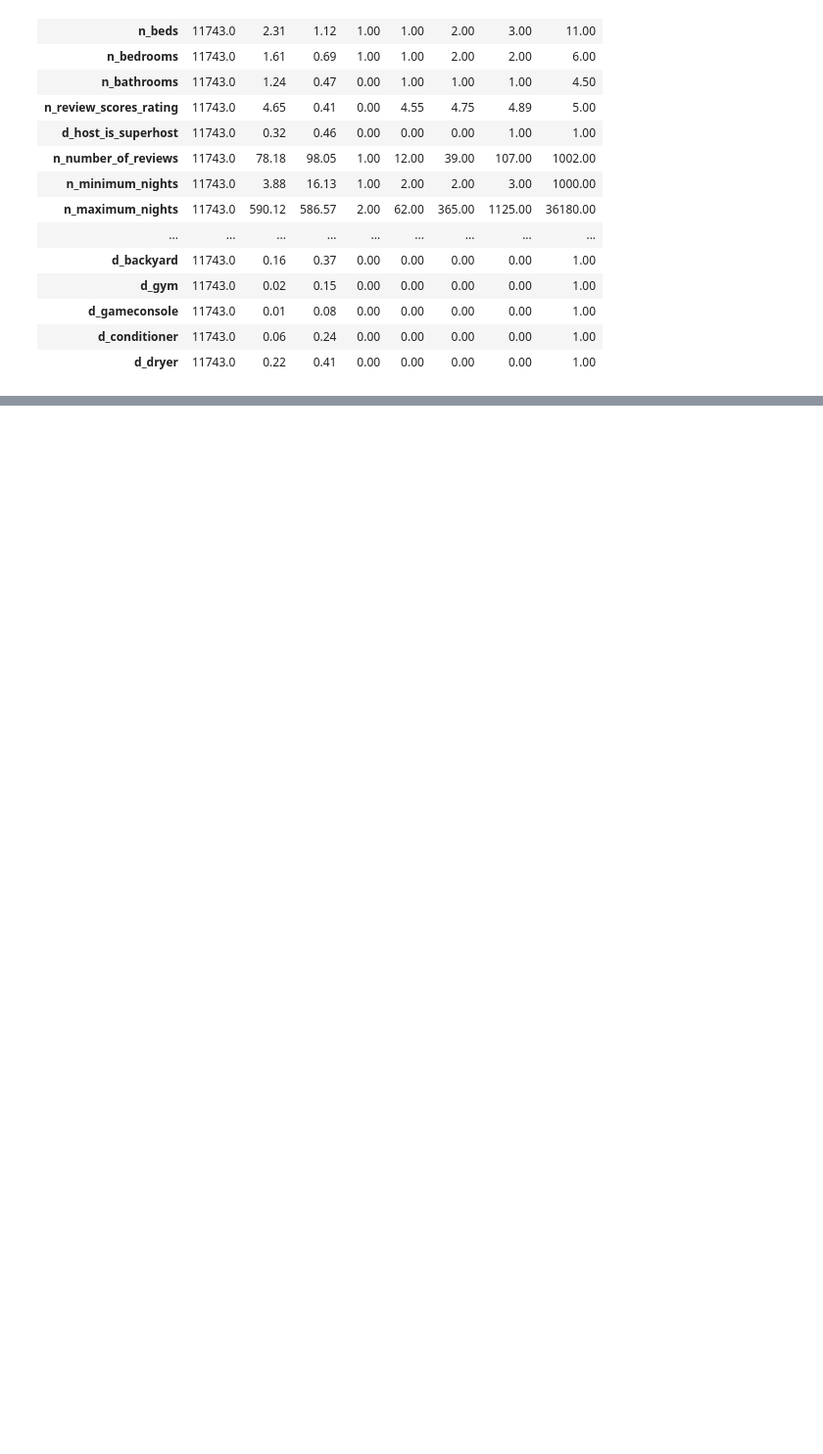
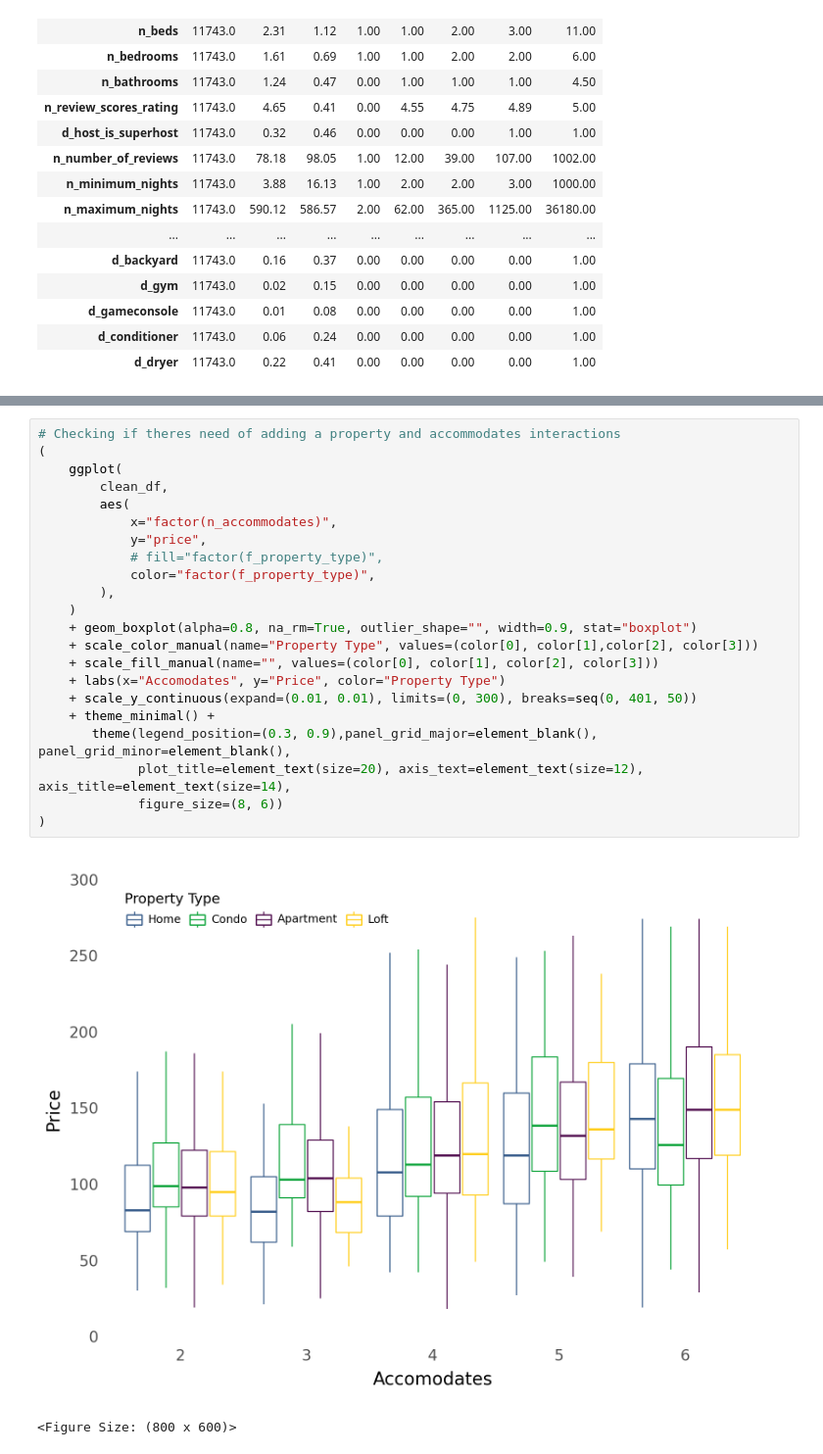
Before and after one commit to arbash-malik/DA3, a Jupyter notebook: Assignment 2/Assignment 2.ipynb, the cells around one changed output, grey strips where cells are left out. Shown at 98% size. Saved outputs shown, nothing was run; the diff lists cells and outputs as text; blank space fills up the shorter version.

```diff
--- a/Assignment 2/Assignment 2.ipynb
+++ b/Assignment 2/Assignment 2.ipynb
@@ -429,0 +463,25 @@ clean_df.describe().T.round(2)
+# %%
+# Checking if theres need of adding a property and accommodates interactions
+(
+    ggplot(
+        clean_df,
+        aes(
+            x="factor(n_accommodates)",
+            y="price",
+            # fill="factor(f_property_type)",
+            color="factor(f_property_type)",
+        ),
+    )
+    + geom_boxplot(alpha=0.8, na_rm=True, outlier_shape="", width=0.9, stat="boxplot")
+    + scale_color_manual(name="Property Type", values=(color[0], color[1],color[2], color[3]))
+    + scale_fill_manual(name="", values=(color[0], color[1], color[2], color[3]))
+    + labs(x="Accomodates", y="Price", color="Property Type")
+    + scale_y_continuous(expand=(0.01, 0.01), limits=(0, 300), breaks=seq(0, 401, 50))
+    + theme_minimal() +
+       theme(legend_position=(0.3, 0.9),panel_grid_major=element_blank(), panel_grid_minor=element_blank(),
+             plot_title=element_text(size=20), axis_text=element_text(size=12), axis_title=element_text(size=14),
+             figure_size=(8, 6))
+)
+# %% [output]
+[figure, added]
+<Figure Size: (800 x 600)>
```
Also changed, not shown: parts of 30 cells of this notebook.
